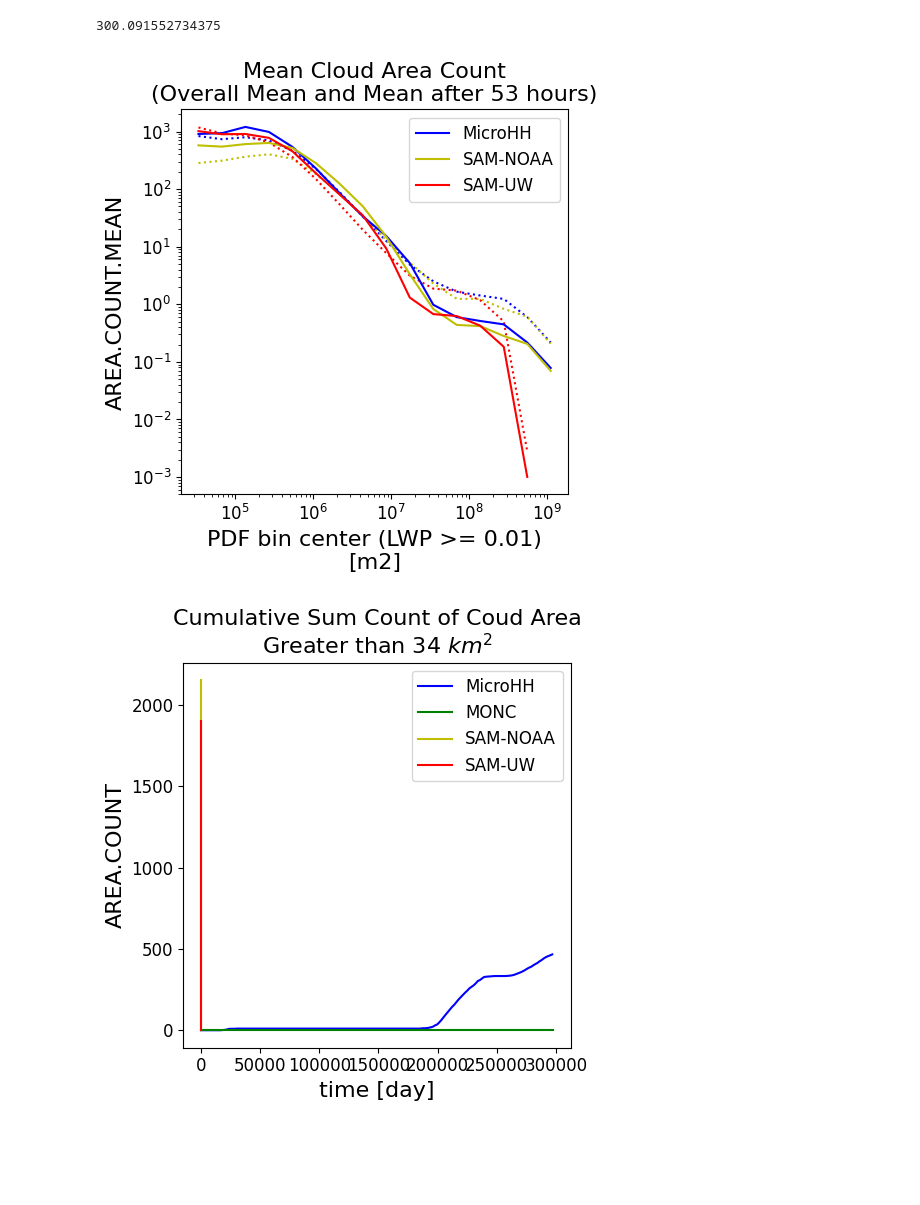
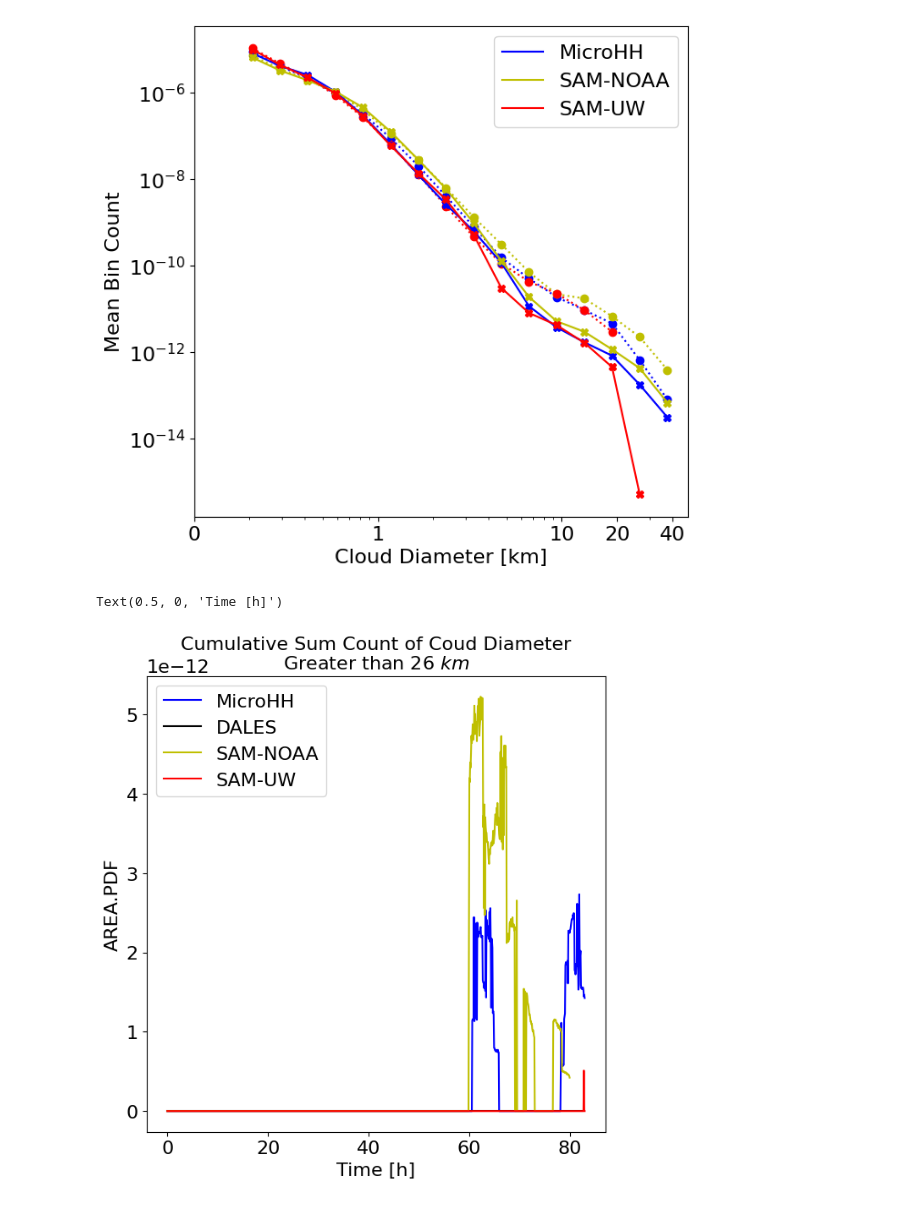
Before and after one commit to girishnigamanth/python_files, a Jupyter notebook: EUREC4A/cloud_size_distribution.ipynb, the cells around one changed output. Cells and saved outputs as stored; diff of their text form; code cells hidden in the pictures; blank space fills up the shorter version.

```diff
--- a/EUREC4A/cloud_size_distribution.ipynb
+++ b/EUREC4A/cloud_size_distribution.ipynb
@@ -2,54 +2,83 @@
 import matplotlib.pyplot as pl
 import xarray as xr
 import numpy as np
 from datetime import datetime, timedelta
-pl.rcParams['xtick.labelsize'] = 12
-pl.rcParams['ytick.labelsize'] = 12
+pl.rcParams['xtick.labelsize'] = 16
+pl.rcParams['ytick.labelsize'] = 16
 pl.rcParams['axes.labelsize'] = 16
 pl.rcParams['axes.titlesize'] = 16
-pl.rcParams['legend.fontsize'] = 12
+pl.rcParams['legend.fontsize'] = 16
 
 MHH=xr.open_dataset('/fs/ess/PFS0220/eurec4a/microhh_cloud_pdfs/microhh.Feb_2nd.LWP_>=_0.01.connected_regions.pdf.nc',decode_times=False)
+new_coords = xr.DataArray(((MHH['AREA']*4/(np.pi*1e6))**(1/2)).values, dims='AREA'); MHH=MHH.assign_coords({'AREA':new_coords})
 #MONC=xr.open_dataset('/fs/ess/PFS0220/eurec4a/MONC_cloud_pdfs/d20200202_diagnostic_2d.LWP.LWP_>=_0.01.connected_regions.pdf.nc',decode_times=True)
 SAM_NOAA=xr.open_dataset('/fs/ess/PFS0220/eurec4a/SAM_NOAA_cloud_pdfs/NOAA_SAM_EUREC4A_2020-02-02_1024sqx151_150m_FY2M_RRTM_NA478.001_eurec4a_20200202.kpt_2D_0300s_select_vars.LWP_>=_0.01.connected_regions.pdf.nc',decode_times=False)
+new_coords = xr.DataArray(((SAM_NOAA['AREA']*4/(np.pi*1e6))**(1/2)).values, dims='AREA'); SAM_NOAA=SAM_NOAA.assign_coords({'AREA':new_coords})
 SAM_UW=xr.open_dataset('/fs/ess/PFS0220/eurec4a/SAM_UW_cloud_pdfs/EUREC4A_2Feb_1024sqx151_150m_M2005_RRTM_Lagtraj_NC400_km_1024.2Dbin_1.LWP_>=_0.01.connected_regions.pdf.nc',decode_times=False)
+new_coords = xr.DataArray(((SAM_UW['AREA']*4/(np.pi*1e6))**(1/2)).values, dims='AREA'); SAM_UW=SAM_UW.assign_coords({'AREA':new_coords})
 DALES=xr.open_dataset('/fs/ess/PFS0220/eurec4a/DALES_cloud_pdfs/DALES_Feb2.LWP_>=_0.01.connected_regions.pdf.nc',decode_times=False)
+new_coords = xr.DataArray(((DALES['AREA']*4/(np.pi*1e6))**(1/2)).values, dims='AREA'); DALES=DALES.assign_coords({'AREA':new_coords})
 
-plot_var='AREA.COUNT'
+plot_var='AREA.PDF'
+hr_cutoff=56
+hr_cutoff_high=68
 
-figure=pl.figure(figsize=(5,5))
-MHH['AREA.COUNT.SECTIONMEAN']=MHH[plot_var].isel(time=slice(53*12,None)).mean(dim=['time'])
-DALES['AREA.COUNT.SECTIONMEAN']=DALES[plot_var].isel(time=slice(53*4,None)).mean(dim=['time'])
-SAM_NOAA['AREA.COUNT.SECTIONMEAN']=SAM_NOAA[plot_var].isel(time=slice(53*12,None)).mean(dim=['time'])
-SAM_UW['AREA.COUNT.SECTIONMEAN']=SAM_UW[plot_var].isel(time=slice(53*12,None)).mean(dim=['time'])
+fig, ax=pl.subplots(figsize=(7,7))
+MHH['AREA.COUNT.SECTIONMEAN']=(MHH[plot_var].isel(time=slice(hr_cutoff*12,hr_cutoff_high*12)).mean(dim=['time']))
+
+DALES['AREA.COUNT.SECTIONMEAN']=DALES[plot_var].isel(time=slice(hr_cutoff*4,hr_cutoff_high*4)).mean(dim=['time'])
+SAM_NOAA['AREA.COUNT.SECTIONMEAN']=SAM_NOAA[plot_var].isel(time=slice(hr_cutoff*12,hr_cutoff_high*12)).mean(dim=['time'])
+SAM_UW['AREA.COUNT.SECTIONMEAN']=SAM_UW[plot_var].isel(time=slice(hr_cutoff*12,hr_cutoff_high*12)).mean(dim=['time'])
 MHH['AREA.COUNT.SECTIONMEAN'].where(MHH['AREA.COUNT.SECTIONMEAN']>0).plot.line('b:')
-#DALES['AREA.COUNT.SECTIONMEAN'].where(DALES['AREA.COUNT.SECTIONMEAN']>0).plot.line('g:')
+MHH['AREA.COUNT.SECTIONMEAN'].where(MHH['AREA.COUNT.SECTIONMEAN']>0).plot.line('bo')
+#DALES['AREA.COUNT.SECTIONMEAN'].where(DALES['AREA.COUNT.SECTIONMEAN']>0).plot.line('k:')
+#DALES['AREA.COUNT.SECTIONMEAN'].where(DALES['AREA.COUNT.SECTIONMEAN']>0).plot.line('ko')
 SAM_NOAA['AREA.COUNT.SECTIONMEAN'].where(SAM_NOAA['AREA.COUNT.SECTIONMEAN']>0).plot.line('y:')
+SAM_NOAA['AREA.COUNT.SECTIONMEAN'].where(SAM_NOAA['AREA.COUNT.SECTIONMEAN']>0).plot.line('yo')
 SAM_UW['AREA.COUNT.SECTIONMEAN'].where(SAM_UW['AREA.COUNT.SECTIONMEAN']>0).plot.line('r:')
+SAM_UW['AREA.COUNT.SECTIONMEAN'].where(SAM_UW['AREA.COUNT.SECTIONMEAN']>0).plot.line('ro')
 
 MHH['AREA.COUNT.MEAN']=MHH[plot_var].mean(dim=['time'])
 DALES['AREA.COUNT.MEAN']=DALES[plot_var].mean(dim=['time'])
 SAM_NOAA['AREA.COUNT.MEAN']=SAM_NOAA[plot_var].mean(dim=['time'])
 SAM_UW['AREA.COUNT.MEAN']=SAM_UW[plot_var].mean(dim=['time'])
 MHH['AREA.COUNT.MEAN'].where(MHH['AREA.COUNT.MEAN']>0).plot.line('b-',label='MicroHH')
-#DALES['AREA.COUNT.MEAN'].where(DALES['AREA.COUNT.MEAN']>0).plot.line('g-',label='MONC')
+MHH['AREA.COUNT.MEAN'].where(MHH['AREA.COUNT.MEAN']>0).plot.line('bX')
+#DALES['AREA.COUNT.MEAN'].where(DALES['AREA.COUNT.MEAN']>0).plot.line('k-',label='DALES')
+#DALES['AREA.COUNT.MEAN'].where(DALES['AREA.COUNT.MEAN']>0).plot.line('kX')
 SAM_NOAA['AREA.COUNT.MEAN'].where(SAM_NOAA['AREA.COUNT.MEAN']>0).plot.line('y-',label='SAM-NOAA')
+SAM_NOAA['AREA.COUNT.MEAN'].where(SAM_NOAA['AREA.COUNT.MEAN']>0).plot.line('yX')
 SAM_UW['AREA.COUNT.MEAN'].where(SAM_UW['AREA.COUNT.MEAN']>0).plot.line('r-',label='SAM-UW')
-pl.xscale('log')
+SAM_UW['AREA.COUNT.MEAN'].where(SAM_UW['AREA.COUNT.MEAN']>0).plot.line('rX')
+
 pl.legend()
 pl.yscale('log')
-pl.title(r"Mean Cloud Area Count" +"\n"+ "(Overall Mean and Mean after 53 hours)")
+pl.xlabel('Cloud Diameter [km]')
+pl.ylabel('Mean Bin Count')
+pl.xscale('log')
+#ax.xaxis.set_major_locator(pl.LogLocator(base=10, numticks=3))
+ax.set_xticks([0.1,1,10,20,40])
+ax.xaxis.set_major_formatter(pl.FuncFormatter(lambda x, _: '{:.0f}'.format(x)))
+pl.show()
+#pl.title(r"Mean Cloud Area Count" +"\n"+ f"(Overall Mean and Mean after {hr_cutoff} hours)")
 
-cut_off=10
-figure=pl.figure(figsize=(5,5))
-MHH[plot_var].isel(AREA=slice(cut_off,None)).sum(dim=['AREA']).isel(time=slice(None,None,6)).cumsum().plot.line('b-',label='MicroHH')
-DALES[plot_var].isel(AREA=slice(cut_off,None)).sum(dim=['AREA']).cumsum().plot.line('g-',label='MONC')
-SAM_NOAA[plot_var].isel(AREA=slice(cut_off,None)).sum(dim=['AREA']).cumsum().plot.line('y-',label='SAM-NOAA')
-SAM_UW[plot_var].isel(AREA=slice(cut_off,None)).sum(dim=['AREA']).cumsum().plot.line('r-',label='SAM-UW')
+cut_off=14
+
+MHH['time']=MHH['time']/3600
+DALES['time']=DALES['time']/3600
+SAM_NOAA['time']=(SAM_NOAA['time']-SAM_NOAA['time'].values[0])*24
+SAM_UW['time']=(SAM_UW['time']-SAM_UW['time'].values[0])*24
+
+figure=pl.figure(figsize=(7,7))
+#MHH[plot_var]=MHH[plot_var].rolling(time=12).mean();SAM_NOAA[plot_var]=SAM_NOAA[plot_var].rolling(time=12).mean();SAM_UW[plot_var]=SAM_UW[plot_var].rolling(time=12).mean();DALES[plot_var]=DALES[plot_var].rolling(time=4).mean();
+MHH[plot_var].isel(AREA=slice(cut_off,None)).sum(dim=['AREA']).plot.line('b-',label='MicroHH')
+DALES[plot_var].isel(AREA=slice(cut_off,None)).sum(dim=['AREA']).plot.line('k-',label='DALES')
+SAM_NOAA[plot_var].isel(AREA=slice(cut_off,None)).sum(dim=['AREA']).plot.line('y-',label='SAM-NOAA')
+SAM_UW[plot_var].isel(AREA=slice(cut_off,None)).sum(dim=['AREA']).plot.line('r-',label='SAM-UW')
 pl.legend()
-pl.title(f'Cumulative Sum Count of Coud Area'+"\n"+ f'Greater than {int(MHH["AREA"].isel(AREA=cut_off).values/1e6)} $km^2$')
-print((SAM_UW['time'].values[1]-SAM_UW['time'].values[0])*86400)
+pl.title(f'Cumulative Sum Count of Coud Diameter'+"\n"+ f'Greater than {int(MHH["AREA"].isel(AREA=cut_off))} $km$')
+pl.xlabel('Time [h]')
 # %% [output]
+[figure, new version]
-300.091552734375
+Text(0.5, 0, 'Time [h]')
-[figure, old version]
-[figure, old version]
+[figure, new version]
```
Also changed, not shown: parts of 6 cells of this notebook, 9 other files.
